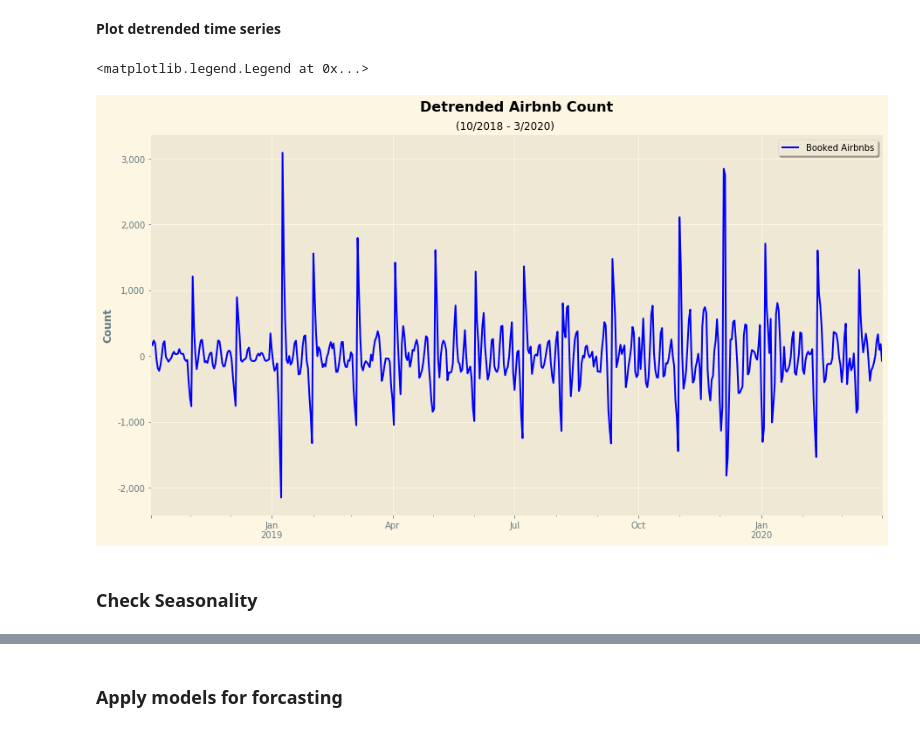
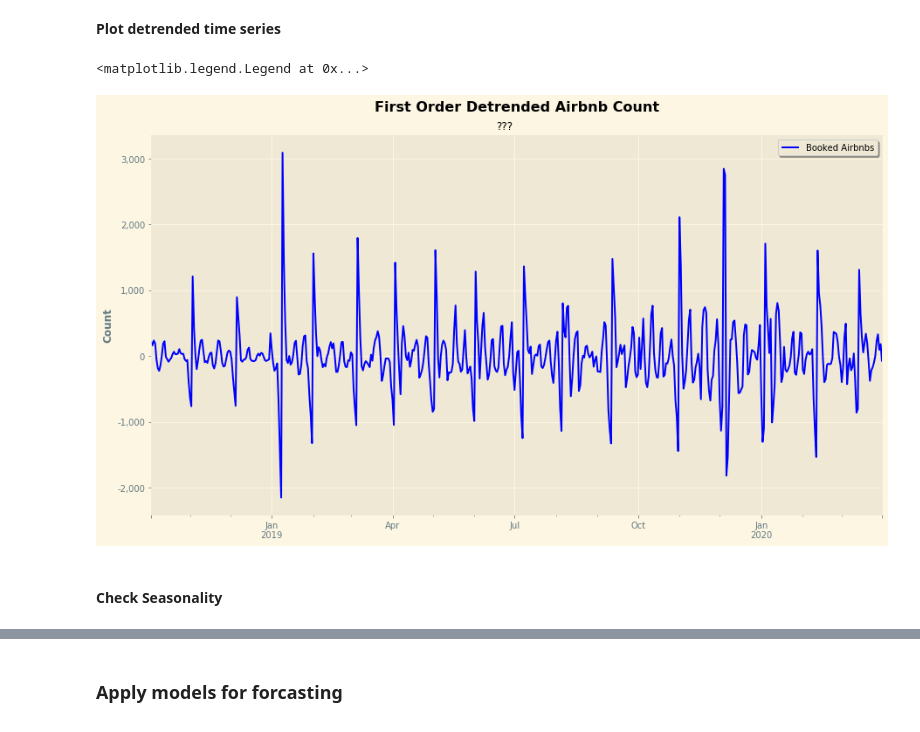
Before and after one commit to KishenSharma6/Airbnb-Analysis, a Jupyter notebook: Project Codes/05. Modeling/2020_0214_Calendar_TimeSeries.ipynb, the cells around one changed output, grey strips where cells are left out. Drawn from its saved outputs; the diff is of its cells as text; code cells hidden in the pictures.

```diff
--- a/Project Codes/05. Modeling/2020_0214_Calendar_TimeSeries.ipynb
+++ b/Project Codes/05. Modeling/2020_0214_Calendar_TimeSeries.ipynb
@@ -205,5 +198,8 @@ result.plot();
 #Apply seasonal_decompose to count of bookings_df
 result_add = seasonal_decompose(bookings_df['count'], model= 'additive',extrapolate_trend='freq')
 
-#Detrend bookings_df['count']
-detrended = bookings_df['count'] - result_add.trend
+#Detrend bookings_df['count'] and assign back to bookings_df
+bookings_df['detrended'] = bookings_df['count'] - result_add.trend
+
+#Check
+display(bookings_df.head())
@@ -209,0 +214,4 @@ detrended = bookings_df['count'] - result_add.trend
+# %%
+bookings_df['deseasoned'] = bookings_df['count'] - result_add.seasonal
+
+bookings_df['stationary'] = bookings_df['count'] - result_add.seasonal - result_add.trend
@@ -212,26 +239,26 @@ detrended = bookings_df['count'] - result_add.trend
 # %%
 #Set figure
 fig, ax = plt.subplots(figsize = (15,8))
 
 #Plot detrended data
-g = detrended.plot(color = 'blue', ax = ax)
+g = bookings_df['detrended'].plot(color = 'blue', ax = ax)
 
 ###Set plot Aesthetics###
 #Title
-g.set_title('Detrended Airbnb Count', fontdict = title_dict, y = 1.05)
-plt.suptitle('(10/2018 - 3/2020)', y = .91)
+g.set_title('First Order Detrended Airbnb Count', fontdict = title_dict, y = 1.05)
+plt.suptitle('???', y = .91)
 
 #Axes
 g.get_yaxis().set_major_formatter(plt.FuncFormatter(lambda x, loc: "{:,}".format(int(x))))
 
 #Labels
 g.set_ylabel('Count', fontdict = label_dict)
 g.set_xlabel('')
 
 #Legend
-g.legend(labels = ['Booked Airbnbs', 'Smoothed Weekly Avg', 'Smoothed Weekly SD'],frameon = True, shadow = True)
+g.legend(labels = ['Booked Airbnbs'],frameon = True, shadow = True)
 # %% [output]
 <matplotlib.legend.Legend at 0x...>
-[figure, old version]
+[figure, new version]
 # %% [markdown]
-### Check Seasonality
+#### Check Seasonality
```
Also changed, not shown: parts of 66 cells of this notebook.
